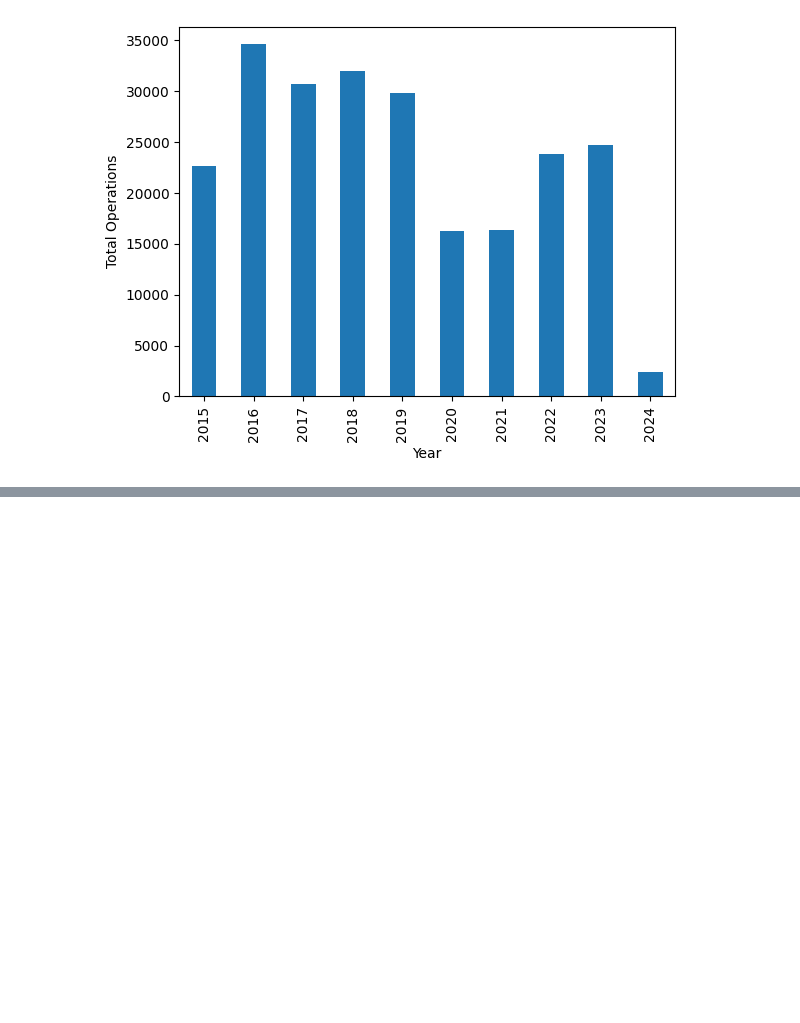
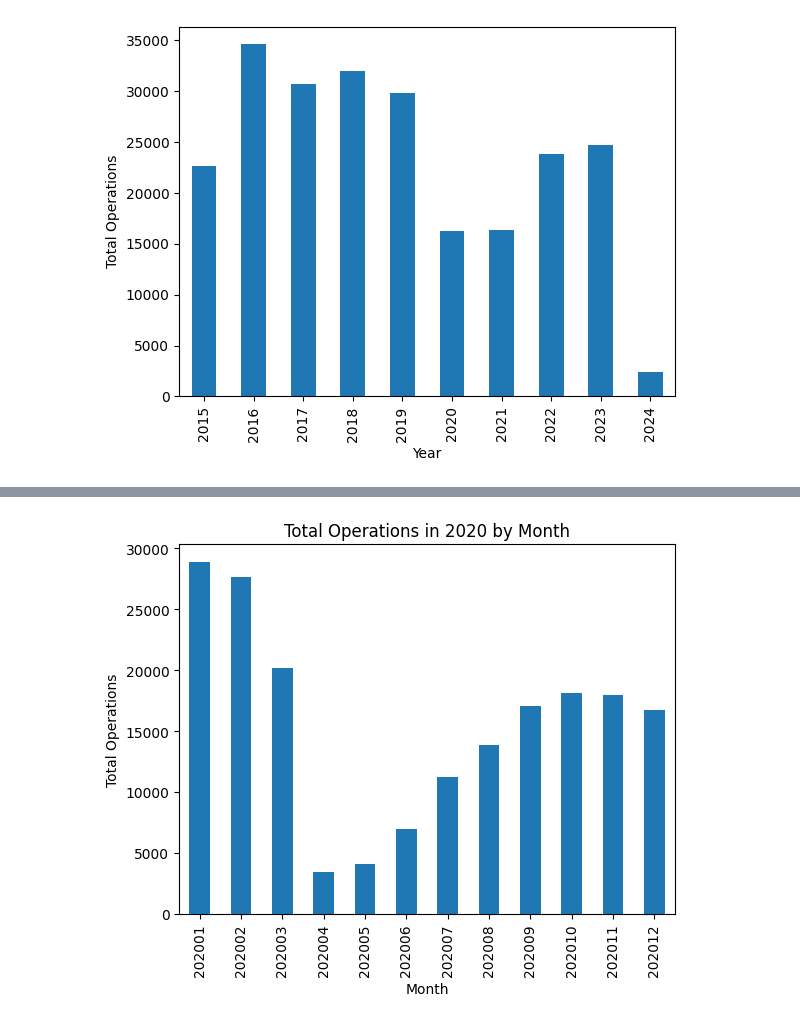
Before and after one commit to misha7b/FDS3, a Jupyter notebook: fds.ipynb, the cells around one changed output, grey strips where cells are left out. Drawn from its saved outputs; the diff is of its cells as text; code cells hidden in the pictures; blank space fills up the shorter version.

```diff
--- a/fds.ipynb
+++ b/fds.ipynb
@@ -277,3 +277,8 @@ plt.ylabel('Total Operations')
 plt.show()
 # %% [output]
 [figure]
+# %%
+#total operations in 2020 by month
+
+ops_2020 = data[data['Year'] == '2020']
+ops_2020.head()
@@ -279,0 +292,10 @@ plt.show()
+# %%
+#plot
+
+ops_2020.groupby('Month')['TotalOperations'].sum().plot(kind='bar')
+plt.xlabel('Month')
+plt.ylabel('Total Operations')
+plt.title('Total Operations in 2020 by Month')
+plt.show()
+# %% [output]
+[figure, added]
```
Also changed, not shown: parts of 4 cells of this notebook.
